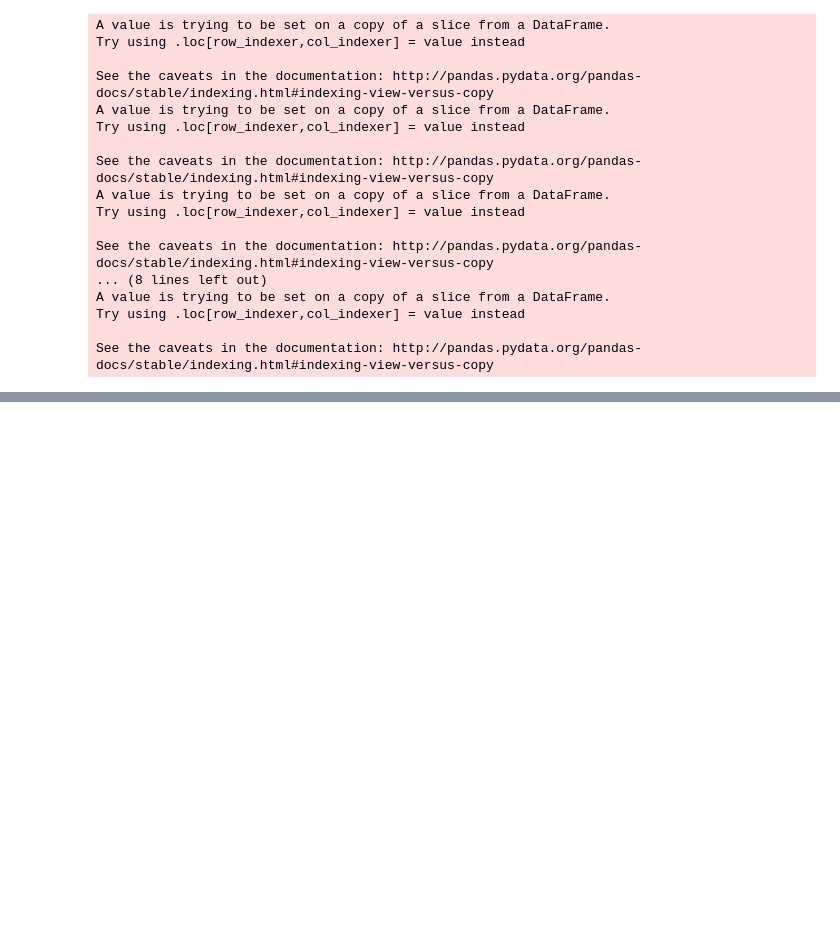
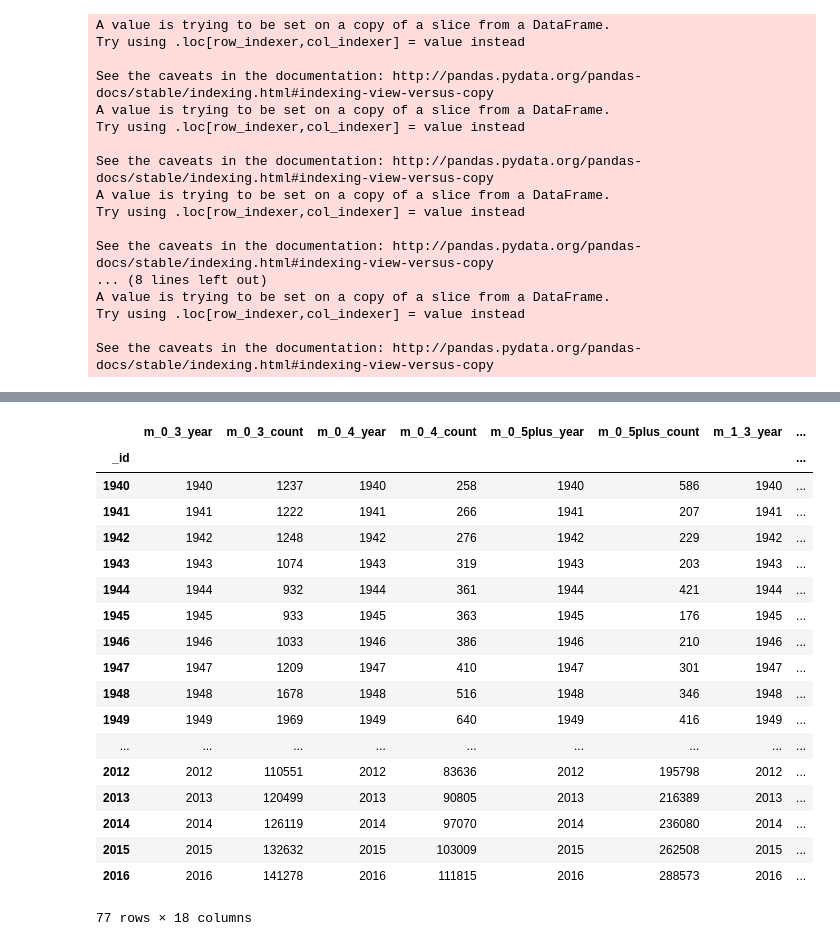
Before and after one commit to ilyaaltshteyn/publishing_biases, a Jupyter notebook: analyze/analyses/journal_article/analysis.ipynb, the cells around one changed output, grey strips where cells are left out. Saved outputs shown, nothing was run; the diff lists cells and outputs as text; code cells hidden in the pictures; blank space fills up the shorter version.

```diff
--- a/analyze/analyses/journal_article/analysis.ipynb
+++ b/analyze/analyses/journal_article/analysis.ipynb
@@ -182,0 +192,22 @@ plt.savefig('/Users/ilya/code/publishing_biases/analyze/analyses/journal_article
+# %%
+male
+# %% [output]
+|  | m_0_3_year | m_0_3_count | m_0_4_year | m_0_4_count | m_0_5plus_year | m_0_5plus_count | m_1_3_year | ... |
+| _id |  |  |  |  |  |  |  | ... |
+| 1940 | 1940 | 1237 | 1940 | 258 | 1940 | 586 | 1940 | ... |
+| 1941 | 1941 | 1222 | 1941 | 266 | 1941 | 207 | 1941 | ... |
+| 1942 | 1942 | 1248 | 1942 | 276 | 1942 | 229 | 1942 | ... |
+| 1943 | 1943 | 1074 | 1943 | 319 | 1943 | 203 | 1943 | ... |
+| 1944 | 1944 | 932 | 1944 | 361 | 1944 | 421 | 1944 | ... |
+| 1945 | 1945 | 933 | 1945 | 363 | 1945 | 176 | 1945 | ... |
+| 1946 | 1946 | 1033 | 1946 | 386 | 1946 | 210 | 1946 | ... |
+| 1947 | 1947 | 1209 | 1947 | 410 | 1947 | 301 | 1947 | ... |
+| 1948 | 1948 | 1678 | 1948 | 516 | 1948 | 346 | 1948 | ... |
+| 1949 | 1949 | 1969 | 1949 | 640 | 1949 | 416 | 1949 | ... |
+| ... | ... | ... | ... | ... | ... | ... | ... | ... |
+| 2012 | 2012 | 110551 | 2012 | 83636 | 2012 | 195798 | 2012 | ... |
+| 2013 | 2013 | 120499 | 2013 | 90805 | 2013 | 216389 | 2013 | ... |
+| 2014 | 2014 | 126119 | 2014 | 97070 | 2014 | 236080 | 2014 | ... |
+| 2015 | 2015 | 132632 | 2015 | 103009 | 2015 | 262508 | 2015 | ... |
+| 2016 | 2016 | 141278 | 2016 | 111815 | 2016 | 288573 | 2016 | ... |
+77 rows × 18 columns
```
Also changed, not shown: parts of 6 cells of this notebook, 6 other files.
